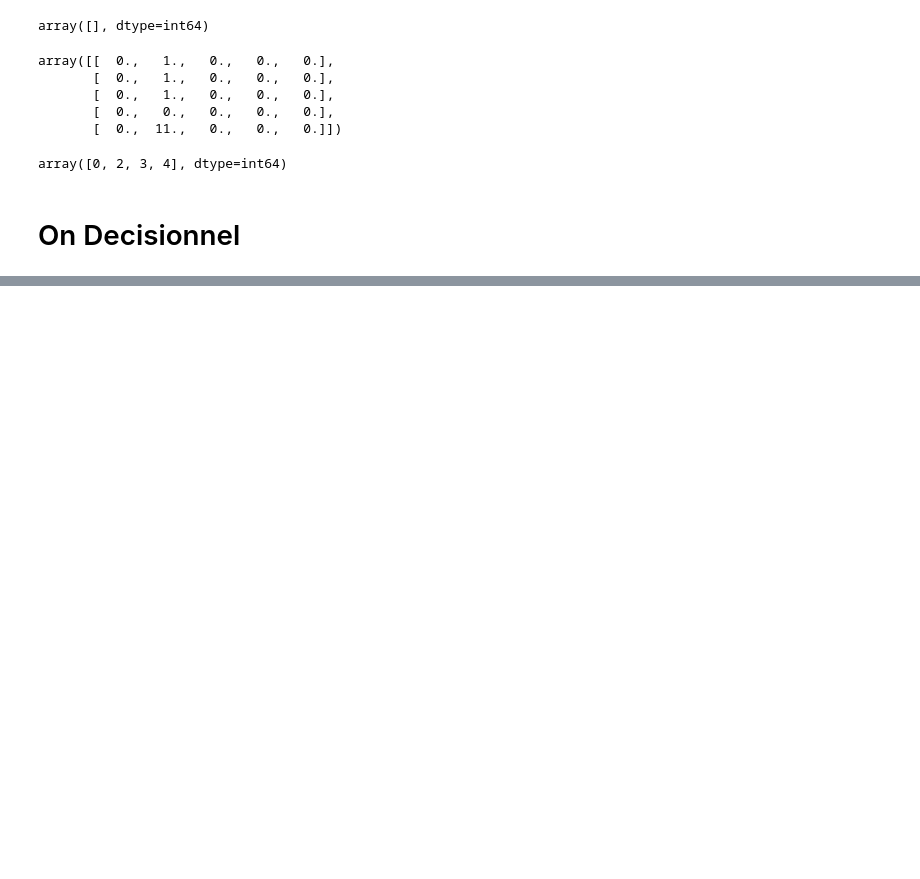
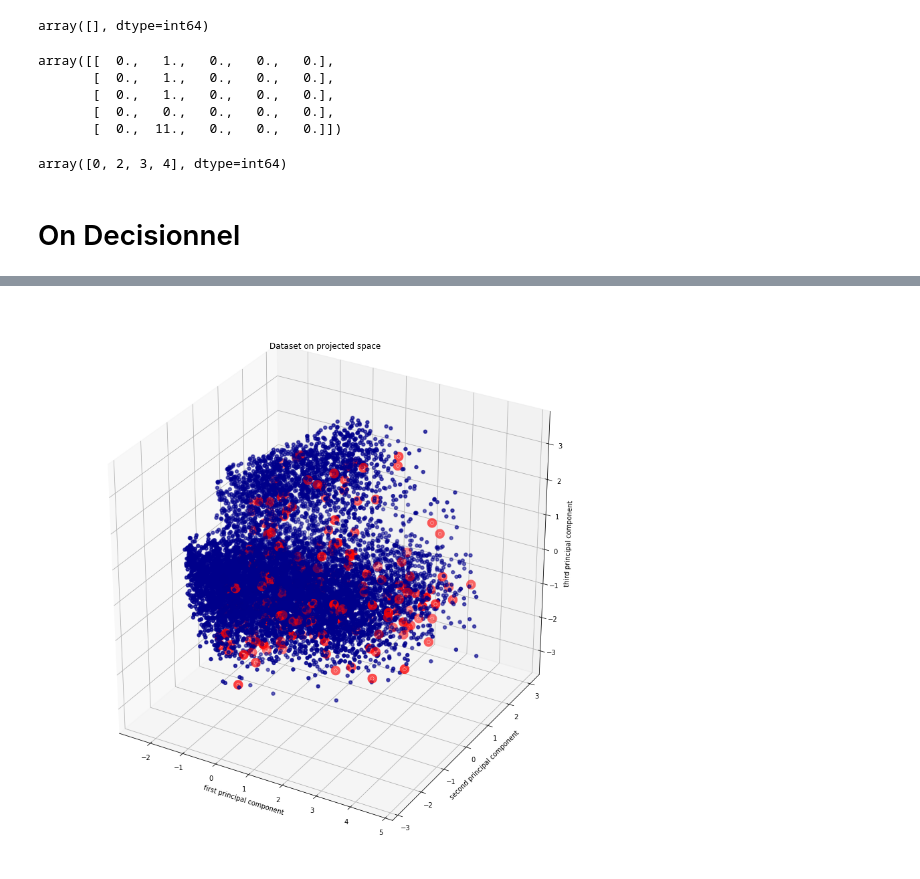
Before and after one commit to tvayer/outlierdetection, a Jupyter notebook: PCA/robust_pca.ipynb, the cells around one changed output, grey strips where cells are left out. Drawn from its saved outputs; the diff is of its cells as text; code cells hidden in the pictures; blank space fills up the shorter version.

```diff
--- a/PCA/robust_pca.ipynb
+++ b/PCA/robust_pca.ipynb
@@ -246,0 +282,22 @@ array([[  0.,   1.,   0.,   0.,   0.],
+# %%
+z=pca.transform(np.transpose(dG))
+# %%
+weird=rpca.p_outliers(200)
+use_colours = {"L": "darkblue", "A": "red"}
+linewidths={"L":2,"A":10}
+d=np.repeat("L",len(z))
+d[weird]="A"
+
+fig=plt.figure(figsize=(15,15))
+ax = fig.add_subplot(111, projection='3d')
+
+ax.scatter(z[:,0],z[:,1],z[:,2],c=[use_colours[x[0]] for x in d],lw=[linewidths[x[0]] for x in d])
+plt.title('Dataset on projected space')
+
+ax.set_xlabel('first principal component')
+ax.set_ylabel('second principal component')
+ax.set_zlabel('third principal component')
+
+plt.show()
+# %% [output]
+[figure, added]
```
Also changed, not shown: parts of 24 cells of this notebook.
